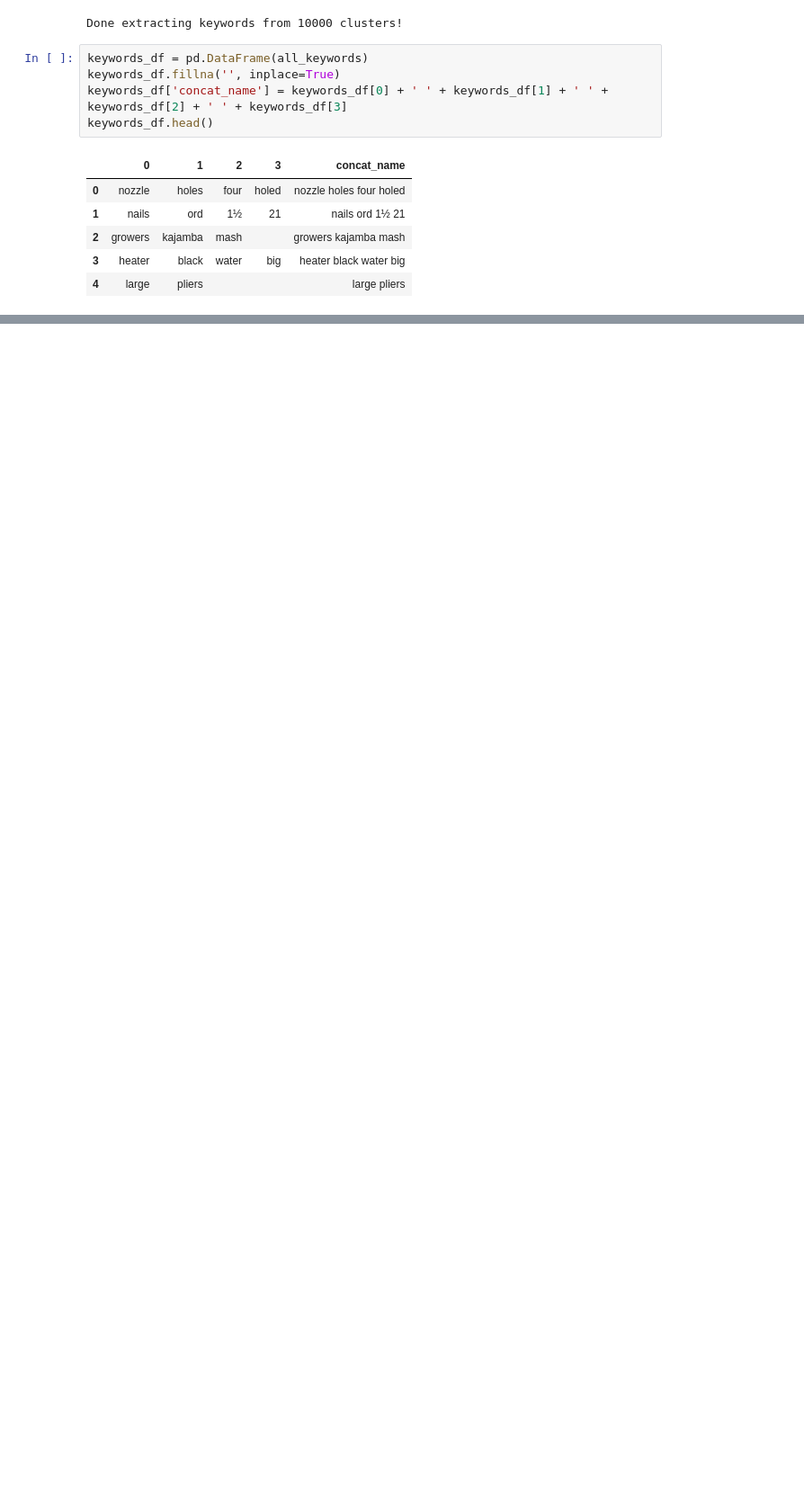
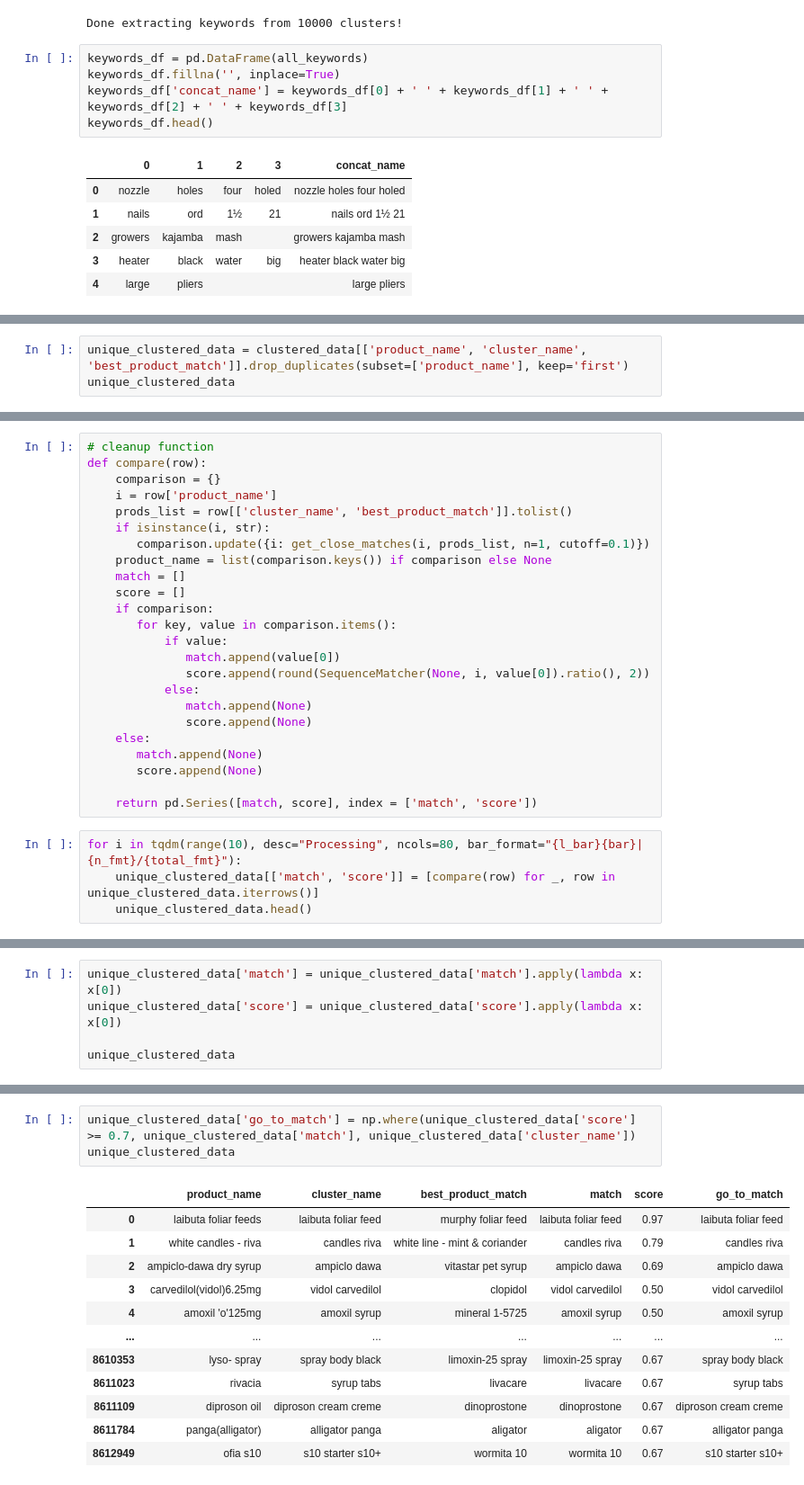
Before and after one commit to natbernard/Clustering-for-Product-Matching, a Jupyter notebook: model/clustering_stockist_transactions.ipynb, the cells around one changed output, grey strips where cells are left out. Shown: that part at 90% size. Drawn from its saved outputs; the diff is of its cells as text; blank space fills up the shorter version.

```diff
--- a/model/clustering_stockist_transactions.ipynb
+++ b/model/clustering_stockist_transactions.ipynb
@@ -321,0 +344,3 @@ keywords_df.head()
+# %%
+unique_clustered_data = clustered_data[['product_name', 'cluster_name', 'best_product_match']].drop_duplicates(subset=['product_name'], keep='first')
+unique_clustered_data
@@ -321,0 +361,28 @@ keywords_df.head()
+# %%
+# cleanup function
+def compare(row):
+    comparison = {}
+    i = row['product_name']
+    prods_list = row[['cluster_name', 'best_product_match']].tolist()
+    if isinstance(i, str):
+       comparison.update({i: get_close_matches(i, prods_list, n=1, cutoff=0.1)})
+    product_name = list(comparison.keys()) if comparison else None
+    match = []
+    score = []
+    if comparison:
+       for key, value in comparison.items():
+           if value:
+              match.append(value[0])
+              score.append(round(SequenceMatcher(None, i, value[0]).ratio(), 2))
+           else:
+              match.append(None)
+              score.append(None)
+    else:
+       match.append(None)
+       score.append(None)
+
+    return pd.Series([match, score], index = ['match', 'score'])
+# %%
+for i in tqdm(range(10), desc="Processing", ncols=80, bar_format="{l_bar}{bar}| {n_fmt}/{total_fmt}"):
+    unique_clustered_data[['match', 'score']] = [compare(row) for _, row in unique_clustered_data.iterrows()]
+    unique_clustered_data.head()
@@ -321,0 +392,5 @@ keywords_df.head()
+# %%
+unique_clustered_data['match'] = unique_clustered_data['match'].apply(lambda x: x[0])
+unique_clustered_data['score'] = unique_clustered_data['score'].apply(lambda x: x[0])
+
+unique_clustered_data
@@ -321,0 +427,16 @@ keywords_df.head()
+# %%
+unique_clustered_data['go_to_match'] = np.where(unique_clustered_data['score'] >= 0.7, unique_clustered_data['match'], unique_clustered_data['cluster_name'])
+unique_clustered_data
+# %% [output]
+|  | product_name | cluster_name | best_product_match | match | score | go_to_match |
+| 0 | laibuta foliar feeds | laibuta foliar feed | murphy foliar feed | laibuta foliar feed | 0.97 | laibuta foliar feed |
+| 1 | white candles - riva | candles riva | white line - mint & coriander | candles riva | 0.79 | candles riva |
+| 2 | ampiclo-dawa dry syrup | ampiclo dawa | vitastar pet syrup | ampiclo dawa | 0.69 | ampiclo dawa |
+| 3 | carvedilol(vidol)6.25mg | vidol carvedilol | clopidol | vidol carvedilol | 0.50 | vidol carvedilol |
+| 4 | amoxil 'o'125mg | amoxil syrup | mineral 1-5725 | amoxil syrup | 0.50 | amoxil syrup |
+| ... | ... | ... | ... | ... | ... | ... |
+| 8610353 | lyso- spray | spray body black | limoxin-25 spray | limoxin-25 spray | 0.67 | spray body black |
+| 8611023 | rivacia | syrup tabs | livacare | livacare | 0.67 | syrup tabs |
+| 8611109 | diproson oil | diproson cream creme | dinoprostone | dinoprostone | 0.67 | diproson cream creme |
+| 8611784 | panga(alligator) | alligator panga | aligator | aligator | 0.67 | alligator panga |
+| 8612949 | ofia s10 | s10 starter s10+ | wormita 10 | wormita 10 | 0.67 | s10 starter s10+ |
```
Also changed, not shown: parts of 21 cells of this notebook.
